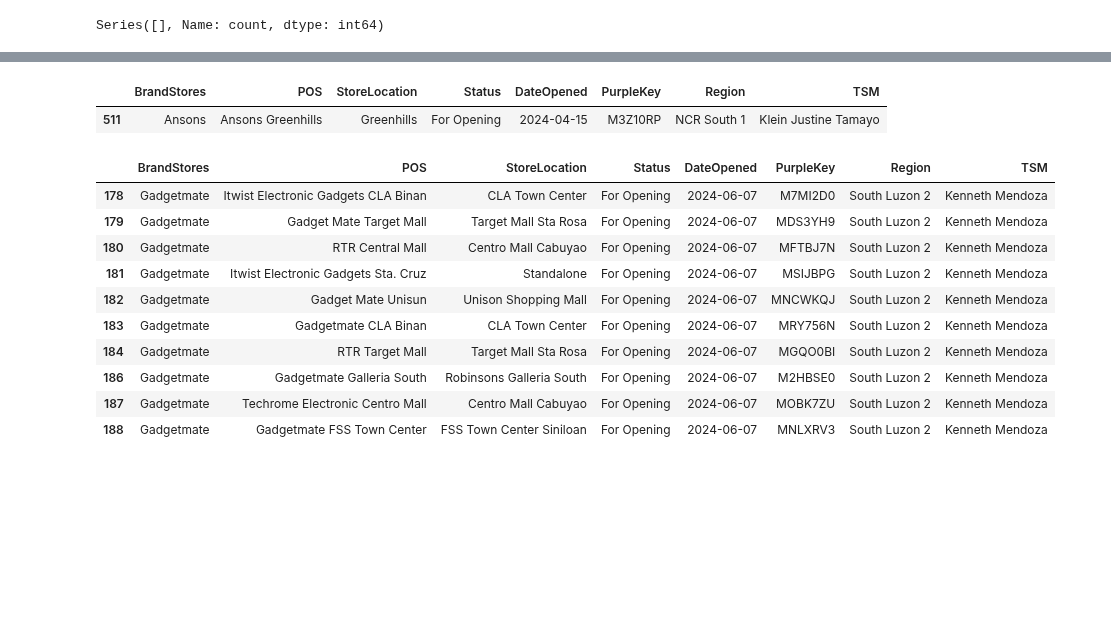
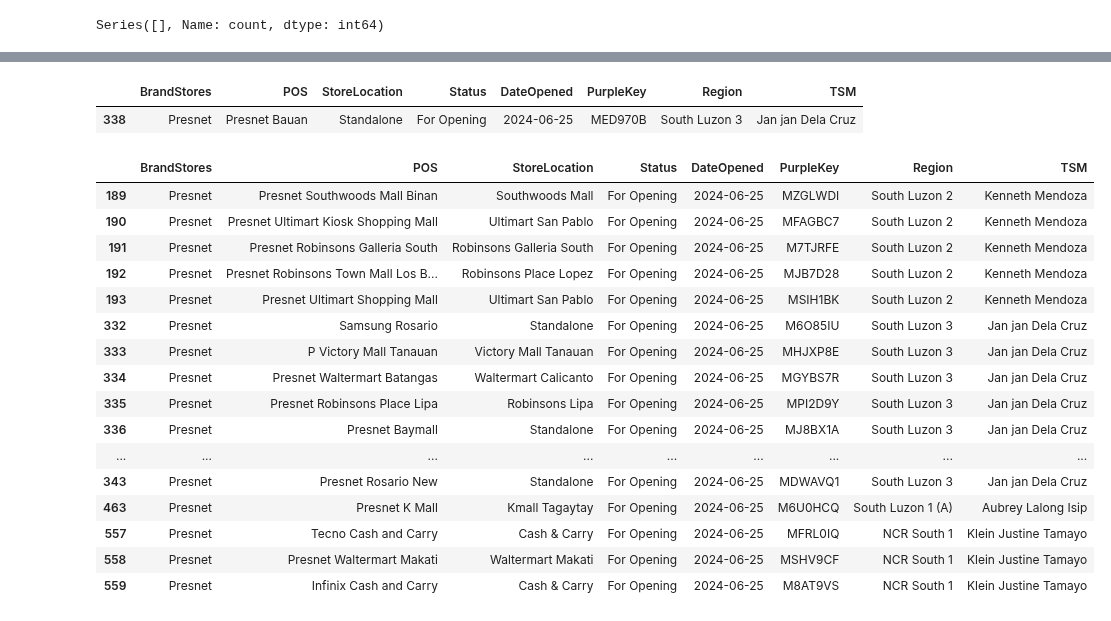
Before and after one commit to dchakroborti-tonik/POS_Addition, a Jupyter notebook: Notebook/Pos_mapping_new.ipynb, the cells around one changed output, grey strips where cells are left out. Cells and saved outputs as stored; diff of their text form; code cells hidden in the pictures; blank space fills up the shorter version.

Commit message:
Pos added for Presnet

```diff
--- a/Notebook/Pos_mapping_new.ipynb
+++ b/Notebook/Pos_mapping_new.ipynb
@@ -415,21 +426,27 @@ df.sort_values('DateOpened', ascending=False)
 # %%
-df[df['PurpleKey'] =='M3Z10RP']
+df[df['PurpleKey'] =='MED970B']
 # %% [output]
 |  | BrandStores | POS | StoreLocation | Status | DateOpened | PurpleKey | Region | TSM |
-| 511 | Ansons | Ansons Greenhills | Greenhills | For Opening | 2024-04-15 | M3Z10RP | NCR South 1 | Klein Justine Tamayo |
+| 338 | Presnet | Presnet Bauan | Standalone | For Opening | 2024-06-25 | MED970B | South Luzon 3 | Jan jan Dela Cruz |
 # %%
-df[df['BrandStores']=='Gadgetmate']
+df[df['BrandStores']=='Presnet']
 # %% [output]
 |  | BrandStores | POS | StoreLocation | Status | DateOpened | PurpleKey | Region | TSM |
-| 178 | Gadgetmate | Itwist Electronic Gadgets CLA Binan | CLA Town Center | For Opening | 2024-06-07 | M7MI2D0 | South Luzon 2 | Kenneth Mendoza |
-| 179 | Gadgetmate | Gadget Mate Target Mall | Target Mall Sta Rosa | For Opening | 2024-06-07 | MDS3YH9 | South Luzon 2 | Kenneth Mendoza |
-| 180 | Gadgetmate | RTR Central Mall | Centro Mall Cabuyao | For Opening | 2024-06-07 | MFTBJ7N | South Luzon 2 | Kenneth Mendoza |
-| 181 | Gadgetmate | Itwist Electronic Gadgets Sta. Cruz | Standalone | For Opening | 2024-06-07 | MSIJBPG | South Luzon 2 | Kenneth Mendoza |
-| 182 | Gadgetmate | Gadget Mate Unisun | Unison Shopping Mall | For Opening | 2024-06-07 | MNCWKQJ | South Luzon 2 | Kenneth Mendoza |
-| 183 | Gadgetmate | Gadgetmate CLA Binan | CLA Town Center | For Opening | 2024-06-07 | MRY756N | South Luzon 2 | Kenneth Mendoza |
-| 184 | Gadgetmate | RTR Target Mall | Target Mall Sta Rosa | For Opening | 2024-06-07 | MGQO0BI | South Luzon 2 | Kenneth Mendoza |
-| 186 | Gadgetmate | Gadgetmate Galleria South | Robinsons Galleria South | For Opening | 2024-06-07 | M2HBSE0 | South Luzon 2 | Kenneth Mendoza |
-| 187 | Gadgetmate | Techrome Electronic Centro Mall | Centro Mall Cabuyao | For Opening | 2024-06-07 | MOBK7ZU | South Luzon 2 | Kenneth Mendoza |
-| 188 | Gadgetmate | Gadgetmate FSS Town Center | FSS Town Center Siniloan | For Opening | 2024-06-07 | MNLXRV3 | South Luzon 2 | Kenneth Mendoza |
+| 189 | Presnet | Presnet Southwoods Mall Binan | Southwoods Mall | For Opening | 2024-06-25 | MZGLWDI | South Luzon 2 | Kenneth Mendoza |
+| 190 | Presnet | Presnet Ultimart Kiosk Shopping Mall | Ultimart San Pablo | For Opening | 2024-06-25 | MFAGBC7 | South Luzon 2 | Kenneth Mendoza |
+| 191 | Presnet | Presnet Robinsons Galleria South | Robinsons Galleria South | For Opening | 2024-06-25 | M7TJRFE | South Luzon 2 | Kenneth Mendoza |
+| 192 | Presnet | Presnet Robinsons Town Mall Los B... | Robinsons Place Lopez | For Opening | 2024-06-25 | MJB7D28 | South Luzon 2 | Kenneth Mendoza |
+| 193 | Presnet | Presnet Ultimart Shopping Mall | Ultimart San Pablo | For Opening | 2024-06-25 | MSIH1BK | South Luzon 2 | Kenneth Mendoza |
+| 332 | Presnet | Samsung Rosario | Standalone | For Opening | 2024-06-25 | M6O85IU | South Luzon 3 | Jan jan Dela Cruz |
+| 333 | Presnet | P Victory Mall Tanauan | Victory Mall Tanauan | For Opening | 2024-06-25 | MHJXP8E | South Luzon 3 | Jan jan Dela Cruz |
+| 334 | Presnet | Presnet Waltermart Batangas | Waltermart Calicanto | For Opening | 2024-06-25 | MGYBS7R | South Luzon 3 | Jan jan Dela Cruz |
+| 335 | Presnet | Presnet Robinsons Place Lipa | Robinsons Lipa | For Opening | 2024-06-25 | MPI2D9Y | South Luzon 3 | Jan jan Dela Cruz |
+| 336 | Presnet | Presnet Baymall | Standalone | For Opening | 2024-06-25 | MJ8BX1A | South Luzon 3 | Jan jan Dela Cruz |
+| ... | ... | ... | ... | ... | ... | ... | ... | ... |
+| 343 | Presnet | Presnet Rosario New | Standalone | For Opening | 2024-06-25 | MDWAVQ1 | South Luzon 3 | Jan jan Dela Cruz |
+| 463 | Presnet | Presnet K Mall | Kmall Tagaytay | For Opening | 2024-06-25 | M6U0HCQ | South Luzon 1 (A) | Aubrey Lalong Isip |
+| 557 | Presnet | Tecno Cash and Carry | Cash & Carry | For Opening | 2024-06-25 | MFRL0IQ | NCR South 1 | Klein Justine Tamayo |
+| 558 | Presnet | Presnet Waltermart Makati | Waltermart Makati | For Opening | 2024-06-25 | MSHV9CF | NCR South 1 | Klein Justine Tamayo |
+| 559 | Presnet | Infinix Cash and Carry | Cash & Carry | For Opening | 2024-06-25 | M8AT9VS | NCR South 1 | Klein Justine Tamayo |
 # %%
 df.to_excel(r"C:\Users\DwaipayanChakroborti\OneDrive - Tonik Financial Pte Ltd\MyStuff\SIL Sales\Shin Nebria\POS_Addition\Data\POS_mapping_data.xlsx", index = False)
```
Also changed, not shown: parts of 28 cells of this notebook, 3 other files.
